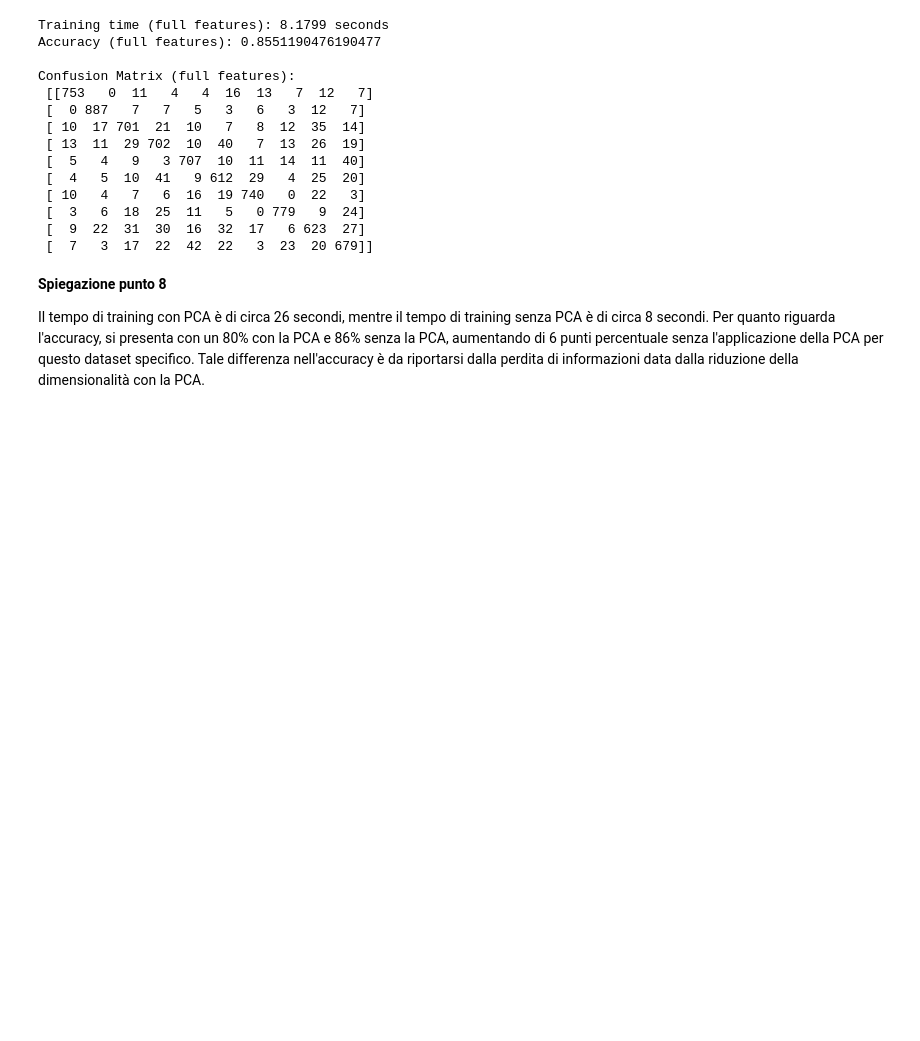
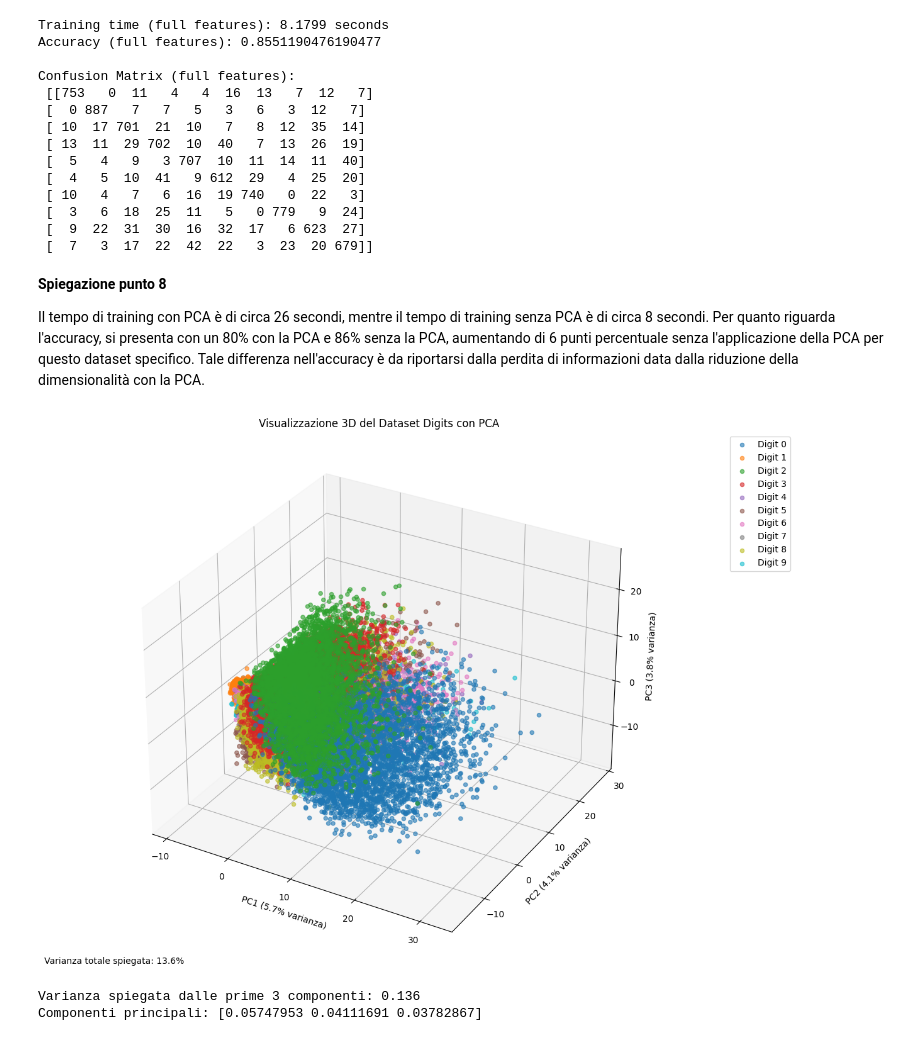
Before and after one commit to marco-diomedi-ey/deposito_diomedi, a Jupyter notebook: 12-09/esercizio_pca.ipynb, the cells around one changed output. Cells and saved outputs as stored; diff of their text form; code cells hidden in the pictures; blank space fills up the shorter version.

```diff
--- a/12-09/esercizio_pca.ipynb
+++ b/12-09/esercizio_pca.ipynb
@@ -76,3 +79,42 @@ Confusion Matrix (full features):
 
 Il tempo di training con PCA è di circa 26 secondi, mentre il tempo di training senza PCA è di circa 8 secondi.
 Per quanto riguarda l'accuracy, si presenta con un 80% con la PCA e 86% senza la PCA, aumentando di 6 punti percentuale senza l'applicazione della PCA per questo dataset specifico. Tale differenza nell'accuracy è da riportarsi dalla perdita di informazioni data dalla riduzione della dimensionalità con la PCA.
+# %%
+# Visualizzazione PCA 3D
+pca_3d = PCA(n_components=3)
+X_pca_3d = pca_3d.fit_transform(X_scaled)
+
+
+fig = plt.figure(figsize=(12, 9))
+ax = fig.add_subplot(111, projection='3d')
+
+# Crea una colormap per le classi (cifre 0-9)
+colors = plt.cm.tab10(np.linspace(0, 1, 10))
+
+# Plot per ogni cifra
+for digit in range(10):
+    mask = y == digit
+    ax.scatter(X_pca_3d[mask, 0], X_pca_3d[mask, 1], X_pca_3d[mask, 2],
+               c=[colors[digit]], label=f'Digit {digit}', alpha=0.6, s=20)
+
+ax.set_xlabel(f'PC1 ({pca_3d.explained_variance_ratio_[0]:.1%} varianza)')
+ax.set_ylabel(f'PC2 ({pca_3d.explained_variance_ratio_[1]:.1%} varianza)')
+ax.set_zlabel(f'PC3 ({pca_3d.explained_variance_ratio_[2]:.1%} varianza)')
+ax.set_title('Visualizzazione 3D del Dataset Digits con PCA')
+
+# Legenda
+ax.legend(bbox_to_anchor=(1.15, 1), loc='upper left')
+
+# Informazioni sulla varianza spiegata
+total_variance = sum(pca_3d.explained_variance_ratio_)
+plt.figtext(0.02, 0.02, f'Varianza totale spiegata: {total_variance:.1%}', fontsize=10)
+
+plt.tight_layout()
+plt.show()
+
+print(f"Varianza spiegata dalle prime 3 componenti: {total_variance:.3f}")
+print(f"Componenti principali: {pca_3d.explained_variance_ratio_}")
+# %% [output]
+[figure, added]
+Varianza spiegata dalle prime 3 componenti: 0.136
+Componenti principali: [0.05747953 0.04111691 0.03782867]
```
Also changed, not shown: parts of 1 cell of this notebook.
